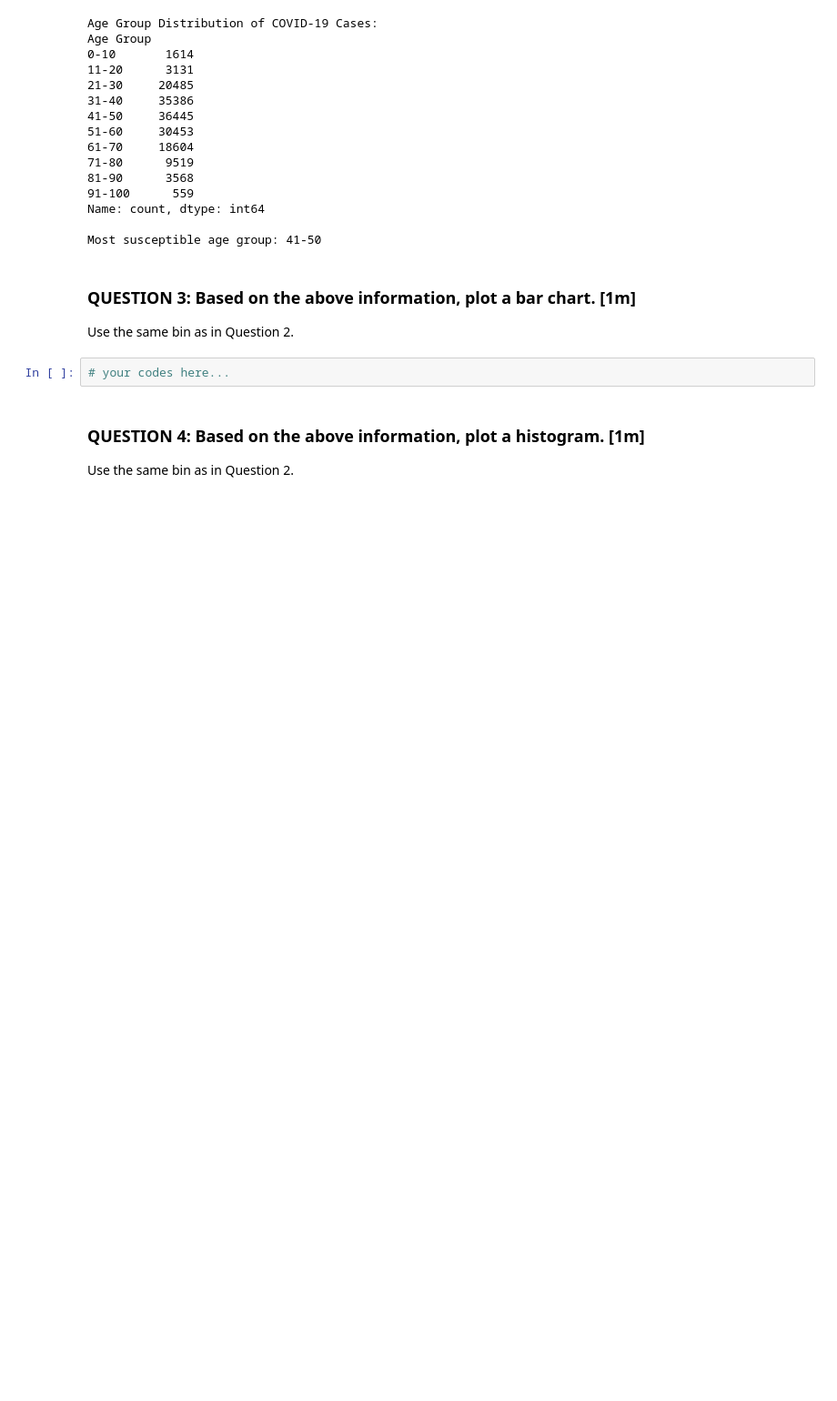
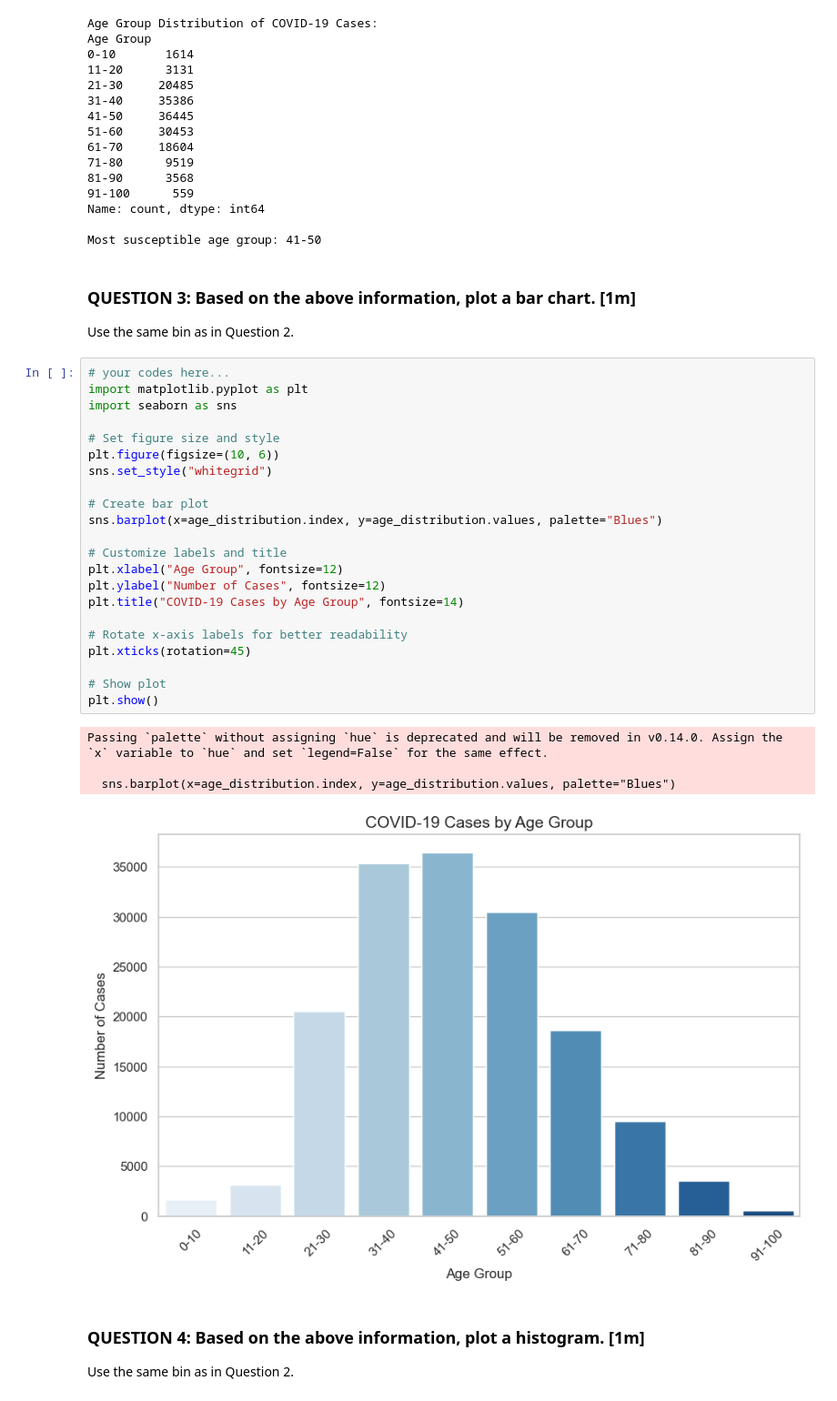
Before and after one commit to ann3i99/qaynatishania-patient-analysis, a Jupyter notebook: Questioins.ipynb, the cells around one changed output. Shown at 91% size. Cells and saved outputs as stored; diff of their text form; blank space fills up the shorter version.

```diff
--- a/Questioins.ipynb
+++ b/Questioins.ipynb
@@ -154,8 +166,33 @@ Most susceptible age group: 41-50
 ### QUESTION 3: Based on the above information, plot a bar chart. [1m]
 
 Use the same bin as in Question 2.
-# %%
-# your codes here...
+# %%
+# your codes here...
+import matplotlib.pyplot as plt
+import seaborn as sns
+
+# Set figure size and style
+plt.figure(figsize=(10, 6))
+sns.set_style("whitegrid")
+
+# Create bar plot
+sns.barplot(x=age_distribution.index, y=age_distribution.values, palette="Blues")
+
+# Customize labels and title
+plt.xlabel("Age Group", fontsize=12)
+plt.ylabel("Number of Cases", fontsize=12)
+plt.title("COVID-19 Cases by Age Group", fontsize=14)
+
+# Rotate x-axis labels for better readability
+plt.xticks(rotation=45)
+
+# Show plot
+plt.show()
+# %% [output]
+Passing `palette` without assigning `hue` is deprecated and will be removed in v0.14.0. Assign the `x` variable to `hue` and set `legend=False` for the same effect.
+
+  sns.barplot(x=age_distribution.index, y=age_distribution.values, palette="Blues")
+[figure, added]
 # %% [markdown]
 ### QUESTION 4: Based on the above information, plot a histogram. [1m]
 
```
Also changed, not shown: parts of 2 cells of this notebook.
